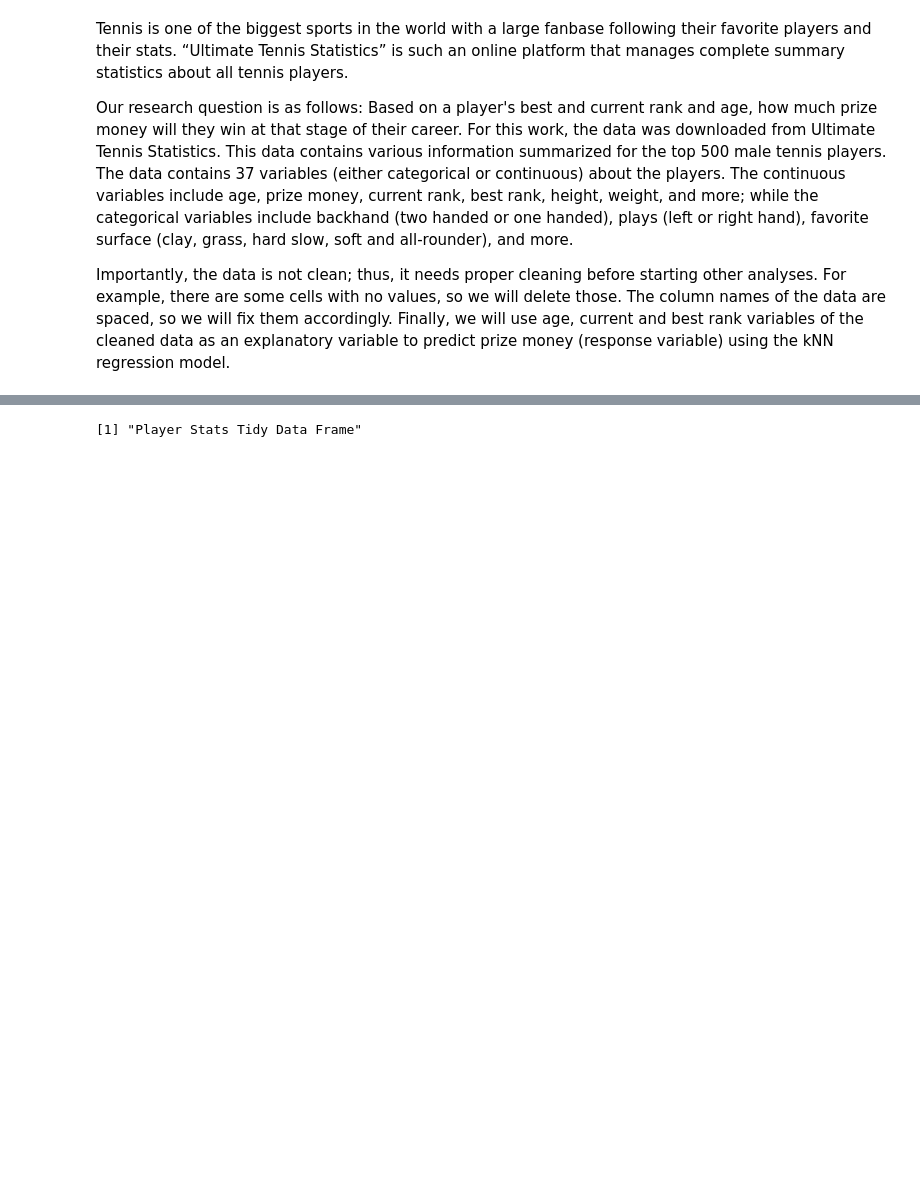
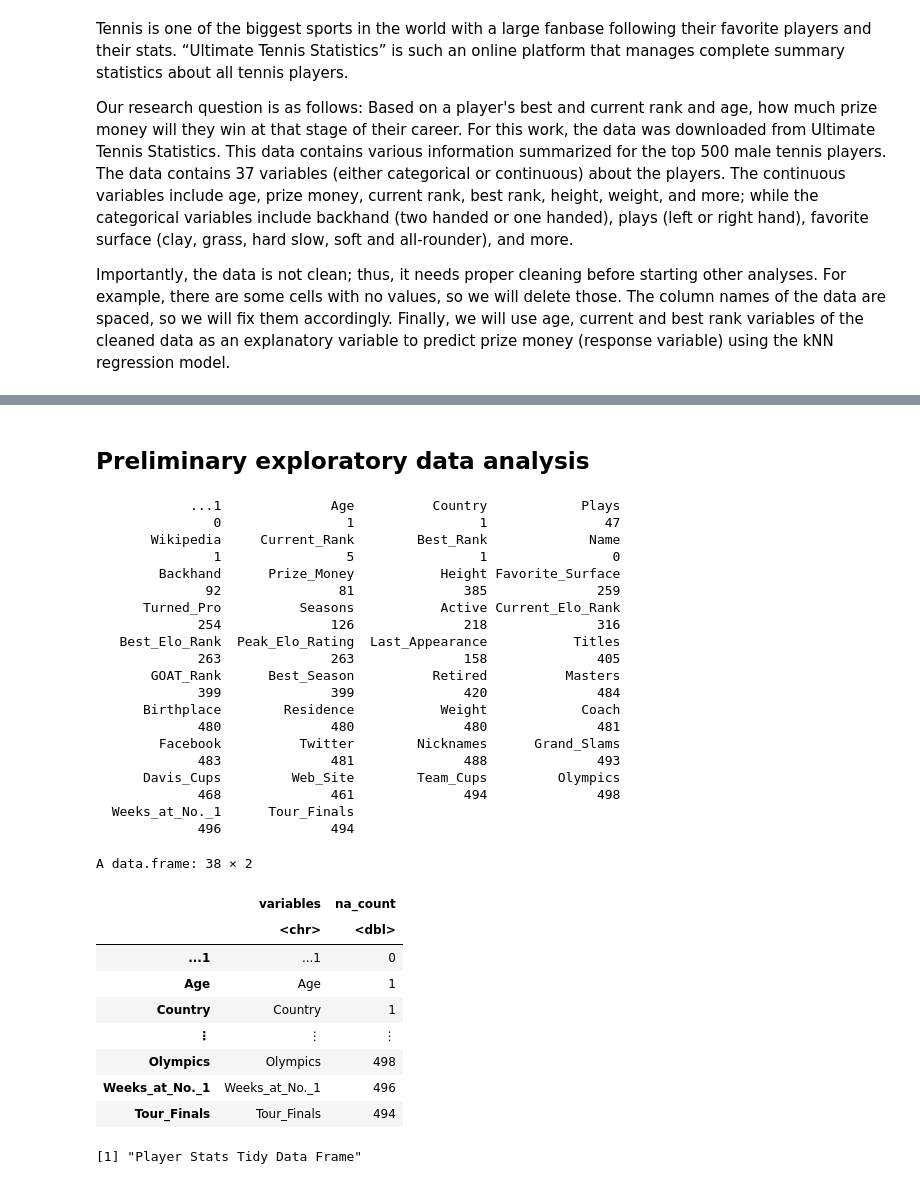
Before and after one commit to HarmanSandhu179/DSCI-100-Group-Project, a Jupyter notebook: group_project_report.ipynb, the cells around one changed output, grey strips where cells are left out. Cells and saved outputs as stored; diff of their text form; code cells hidden in the pictures; blank space fills up the shorter version.

```diff
--- a/group_project_report.ipynb
+++ b/group_project_report.ipynb
@@ -40,3 +51,42 @@ A spec_tbl_df: 500 × 38
+# %% [markdown]
+## Preliminary exploratory data analysis
+# %%
+na_counts <- colSums(is.na(player_stats))
+na_counts
+na_counts_table <- data.frame(variables = names(na_counts), na_count = na_counts) |>
+    select(variables, na_count)
+na_counts_table
+# %% [output]
+            ...1              Age          Country            Plays
+               0                1                1               47
+       Wikipedia     Current_Rank        Best_Rank             Name
+               1                5                1                0
+        Backhand      Prize_Money           Height Favorite_Surface
+              92               81              385              259
+      Turned_Pro          Seasons           Active Current_Elo_Rank
+             254              126              218              316
+   Best_Elo_Rank  Peak_Elo_Rating  Last_Appearance           Titles
+             263              263              158              405
+       GOAT_Rank      Best_Season          Retired          Masters
+             399              399              420              484
+      Birthplace        Residence           Weight            Coach
+             480              480              480              481
+        Facebook          Twitter        Nicknames      Grand_Slams
+             483              481              488              493
+      Davis_Cups         Web_Site        Team_Cups         Olympics
+             468              461              494              498
+  Weeks_at_No._1      Tour_Finals
+             496              494
+A data.frame: 38 × 2
+|  | variables | na_count |
+|  | <chr> | <dbl> |
+| ...1 | ...1 | 0 |
+| Age | Age | 1 |
+| Country | Country | 1 |
+| ⋮ | ⋮ | ⋮ |
+| Olympics | Olympics | 498 |
+| Weeks_at_No._1 | Weeks_at_No._1 | 496 |
+| Tour_Finals | Tour_Finals | 494 |
 # %%
 #Fixed titles and changed the types
 player_stats <- player_stats |>
```
Also changed, not shown: parts of 5 cells of this notebook.
